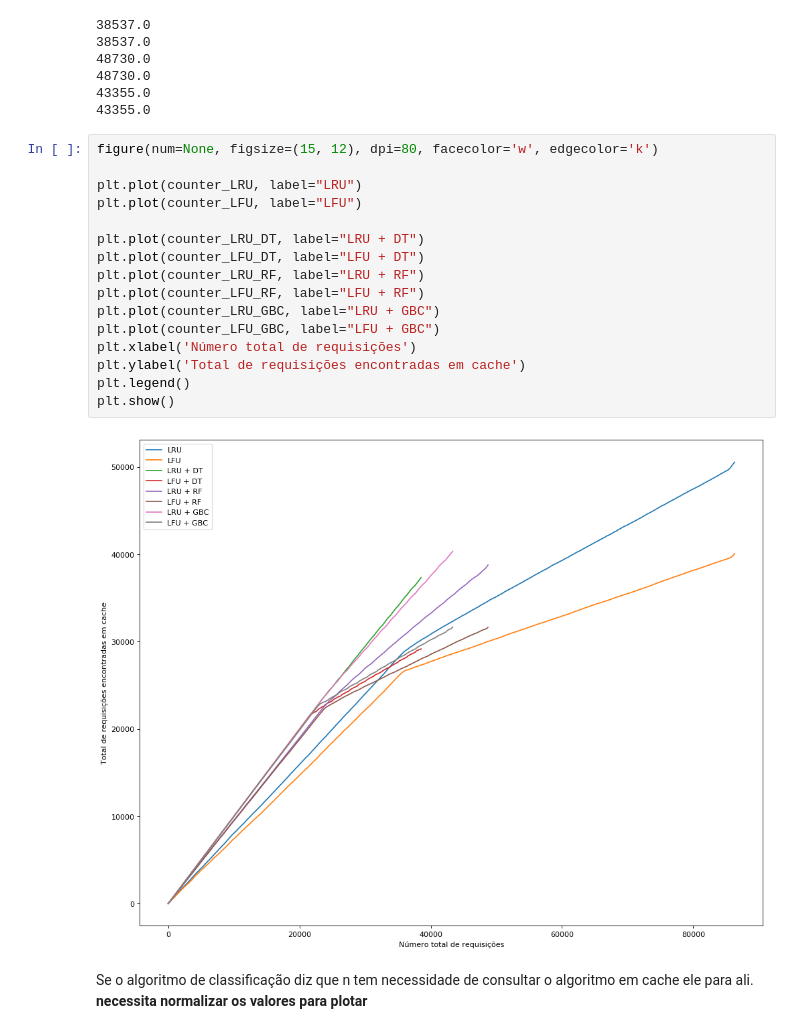
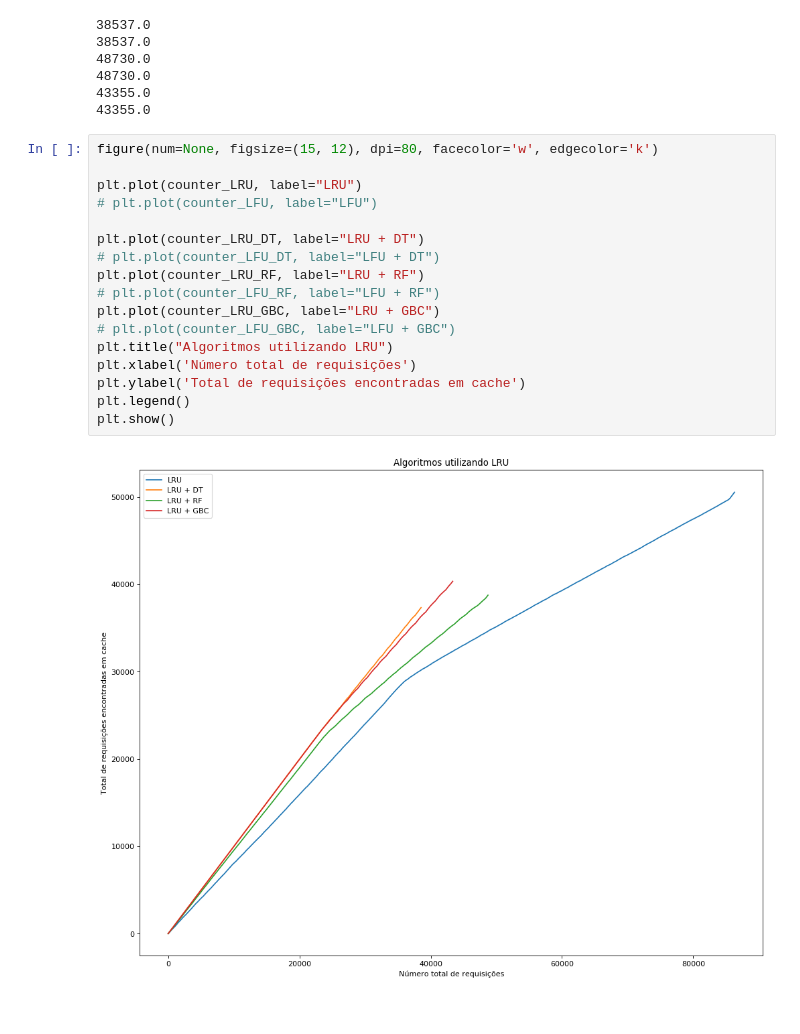
Before and after one commit to alexandreio/Web-Proxy-Cache-Inteligente, a Jupyter notebook: 2 - Versão Final.ipynb, the cells around one changed output. Drawn from its saved outputs; the diff is of its cells as text.

Commit message:
adiciona benchmarks dos algoritmos

```diff
--- a/2 - Versão Final.ipynb
+++ b/2 - Versão Final.ipynb
@@ -488,21 +487,19 @@ print(n_requested_total_LFU_GBC)
 # %%
 figure(num=None, figsize=(15, 12), dpi=80, facecolor='w', edgecolor='k')
 
 plt.plot(counter_LRU, label="LRU")
-plt.plot(counter_LFU, label="LFU")
+# plt.plot(counter_LFU, label="LFU")
 
 plt.plot(counter_LRU_DT, label="LRU + DT")
-plt.plot(counter_LFU_DT, label="LFU + DT")
+# plt.plot(counter_LFU_DT, label="LFU + DT")
 plt.plot(counter_LRU_RF, label="LRU + RF")
-plt.plot(counter_LFU_RF, label="LFU + RF")
+# plt.plot(counter_LFU_RF, label="LFU + RF")
 plt.plot(counter_LRU_GBC, label="LRU + GBC")
-plt.plot(counter_LFU_GBC, label="LFU + GBC")
+# plt.plot(counter_LFU_GBC, label="LFU + GBC")
+plt.title("Algoritmos utilizando LRU")
 plt.xlabel('Número total de requisições')
 plt.ylabel('Total de requisições encontradas em cache')
 plt.legend()
 plt.show()
 # %% [output]
-[figure, old version]
+[figure, new version]
-# %% [markdown]
-Se o algoritmo de classificação diz que n tem necessidade de consultar o algoritmo em cache ele para ali.
-**necessita normalizar os valores para plotar**
```
Also changed, not shown: parts of 32 cells of this notebook.
